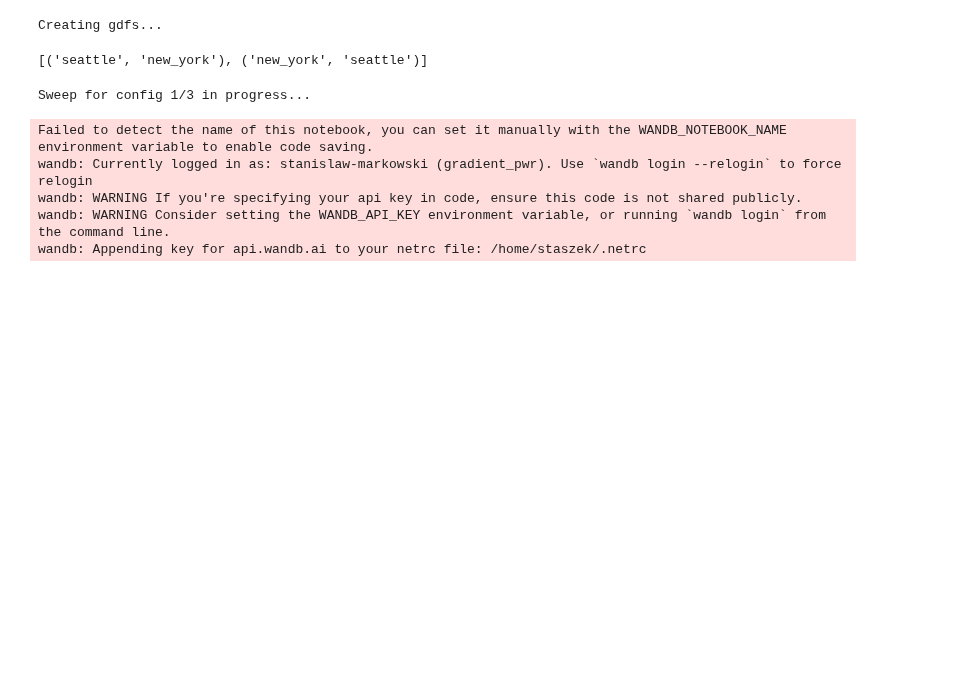
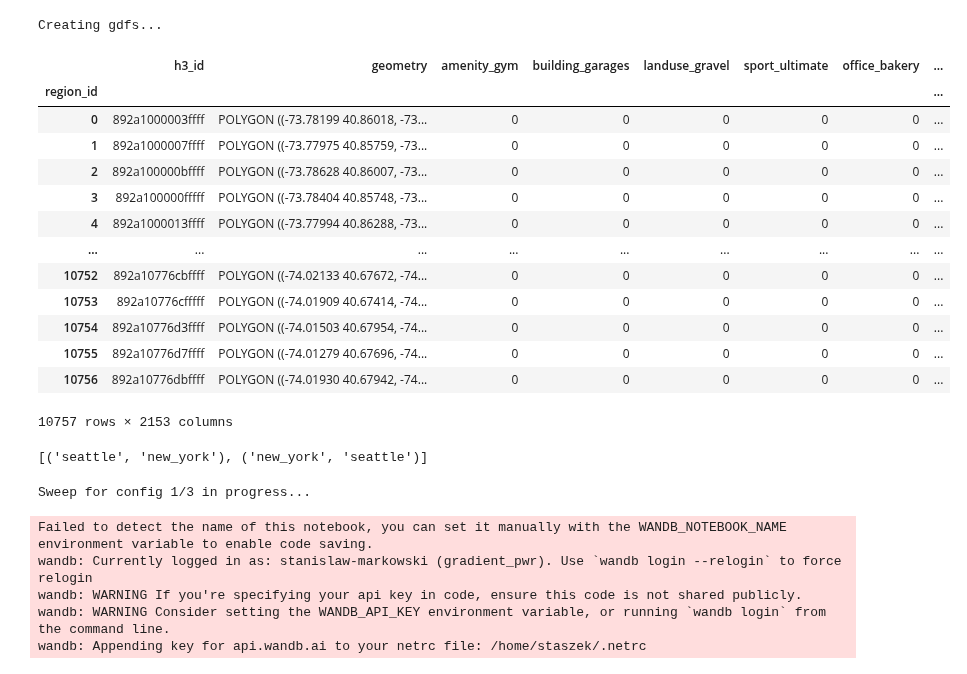
Before and after one commit to StaszekM/gradient, a Jupyter notebook: notebooks/downstream_tasks/airbnb.ipynb, the cells around one changed output. Drawn from its saved outputs; the diff is of its cells as text; code cells hidden in the pictures; blank space fills up the shorter version.

Commit message:
wip fixing osmnx in airbnb

```diff
--- a/notebooks/downstream_tasks/airbnb.ipynb
+++ b/notebooks/downstream_tasks/airbnb.ipynb
@@ -190,7 +190,7 @@ airbnb
 | 6077 | POINT (-122.34856 47.61601) | 270.0 | seattle |
 29839 rows × 3 columns
 # %%
-def add_class_to_df(data, merged_df):
+def add_class_to_df(data):
 
     q1 = data['price'].quantile(0.25)
     q2 = data['price'].quantile(0.5)
@@ -198,6 +198,10 @@ def add_class_to_df(data, merged_df):
 
     bins = [0, q1,  q2, q3, float("inf")]
     label_names = ['low', 'medium', 'high', 'very high']
-    merged_df['price_class'] = pd.cut(merged_df['price'], bins=bins, labels=label_names, right=True)
+    data['price_class'] = pd.cut(data['price'], bins=bins, labels=label_names, right=True)
 
-    return merged_df
+    return data
+# %%
+airbnb = add_class_to_df(airbnb)
+airbnb.drop("price", axis=1, inplace=True)
+airbnb
@@ -204,6 +222,6 @@ def add_class_to_df(data, merged_df):
 # %%
 def add_airbnb_to_osmnx_nodes(
-    accidents: gpd.GeoDataFrame,
+    airbnb: gpd.GeoDataFrame,
     nodes: gpd.GeoDataFrame,
     edges: gpd.GeoDataFrame,
     city_name: str,
@@ -212,14 +230,15 @@ def add_airbnb_to_osmnx_nodes(
         all_attributes = json.load(f)
 
     osmnx_graph = OSMnxGraph(
-        accidents.loc[
-            accidents["mie_nazwa"] == resolve_nominatim_city_name(city_name), :
+        airbnb.loc[
+            airbnb["mie_nazwa"] == city_name, :
         ],
         nodes,
         edges,
         all_attributes,
+        y_column_name='price_class'
     )
-    osmnx_graph._aggregate(element_type="node", aggregation_method="mean")
+    osmnx_graph._aggregate(element_type="node", aggregation_method="count")
     return osmnx_graph.gdf_nodes
 
 
@@ -240,10 +259,12 @@ def create_gdfs(city_name: str):
     if "level_4" in osmnx_edges.columns:
         osmnx_edges = osmnx_edges.drop("level_4", axis=1)
     osmnx_edges = osmnx_edges.fillna(0)
-    # display(osmnx_edges)    display(airbnb_city)
+
+    assert osmnx_nodes.crs == osmnx_edges.crs
+    assert osmnx_nodes.crs == airbnb.crs
 
     osmnx_nodes = add_airbnb_to_osmnx_nodes(
-        accidents=airbnb,
+        airbnb=airbnb,
         nodes=osmnx_nodes,
         city_name=city_name,
         edges=osmnx_edges,
@@ -265,10 +286,6 @@ def create_gdfs(city_name: str):
         )
     )
 
-    airbnb_city = airbnb.loc[airbnb["mie_nazwa"] == city_name, :]
-    airbnb_city = airbnb_city.drop("mie_nazwa", axis=1)
-
-    hexes = hexes.merge(airbnb_city, on="region_id", how="left").fillna(0)
 
     hexes = hexes.rename(columns={"region_id": "h3_id"}).rename_axis(
         "region_id", axis=0
@@ -308,3 +340,20 @@ with warnings.catch_warnings():
+# %%
+gdfs_dict['new_york']['hexes']
+# %% [output]
+|  | h3_id | geometry | amenity_gym | building_garages | landuse_gravel | sport_ultimate | office_bakery | ... |
+| region_id |  |  |  |  |  |  |  | ... |
+| 0 | 892a1000003ffff | POLYGON ((-73.78199 40.86018, -73... | 0 | 0 | 0 | 0 | 0 | ... |
+| 1 | 892a1000007ffff | POLYGON ((-73.77975 40.85759, -73... | 0 | 0 | 0 | 0 | 0 | ... |
+| 2 | 892a100000bffff | POLYGON ((-73.78628 40.86007, -73... | 0 | 0 | 0 | 0 | 0 | ... |
+| 3 | 892a100000fffff | POLYGON ((-73.78404 40.85748, -73... | 0 | 0 | 0 | 0 | 0 | ... |
+| 4 | 892a1000013ffff | POLYGON ((-73.77994 40.86288, -73... | 0 | 0 | 0 | 0 | 0 | ... |
+| ... | ... | ... | ... | ... | ... | ... | ... | ... |
+| 10752 | 892a10776cbffff | POLYGON ((-74.02133 40.67672, -74... | 0 | 0 | 0 | 0 | 0 | ... |
+| 10753 | 892a10776cfffff | POLYGON ((-74.01909 40.67414, -74... | 0 | 0 | 0 | 0 | 0 | ... |
+| 10754 | 892a10776d3ffff | POLYGON ((-74.01503 40.67954, -74... | 0 | 0 | 0 | 0 | 0 | ... |
+| 10755 | 892a10776d7ffff | POLYGON ((-74.01279 40.67696, -74... | 0 | 0 | 0 | 0 | 0 | ... |
+| 10756 | 892a10776dbffff | POLYGON ((-74.01930 40.67942, -74... | 0 | 0 | 0 | 0 | 0 | ... |
+10757 rows × 2153 columns
 # %%
 def create_graph_data(
     osmnx_nodes,
```
Also changed, not shown: parts of 4 cells of this notebook.
